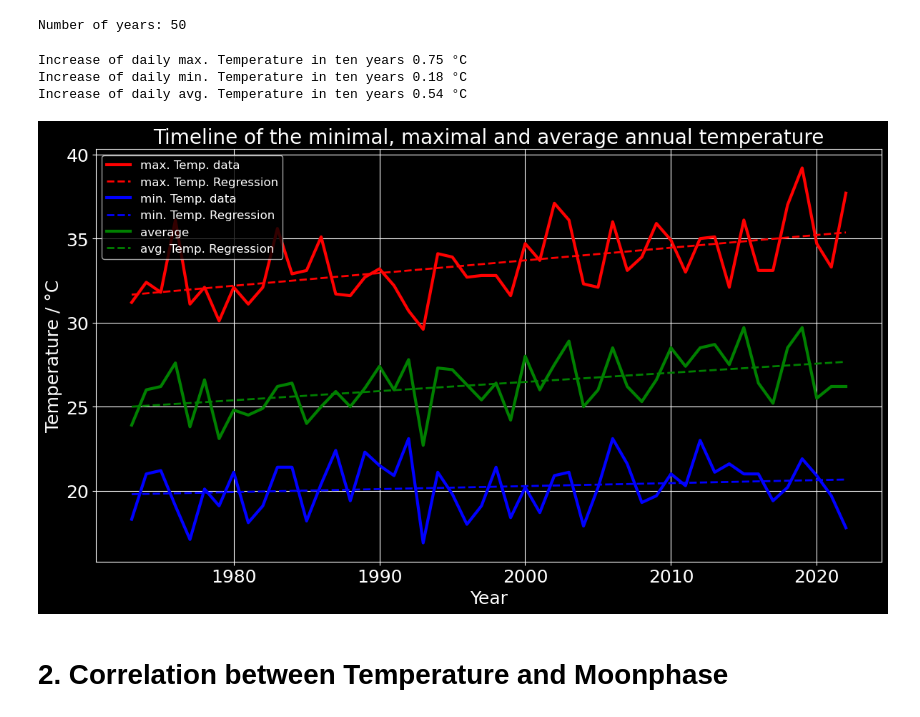
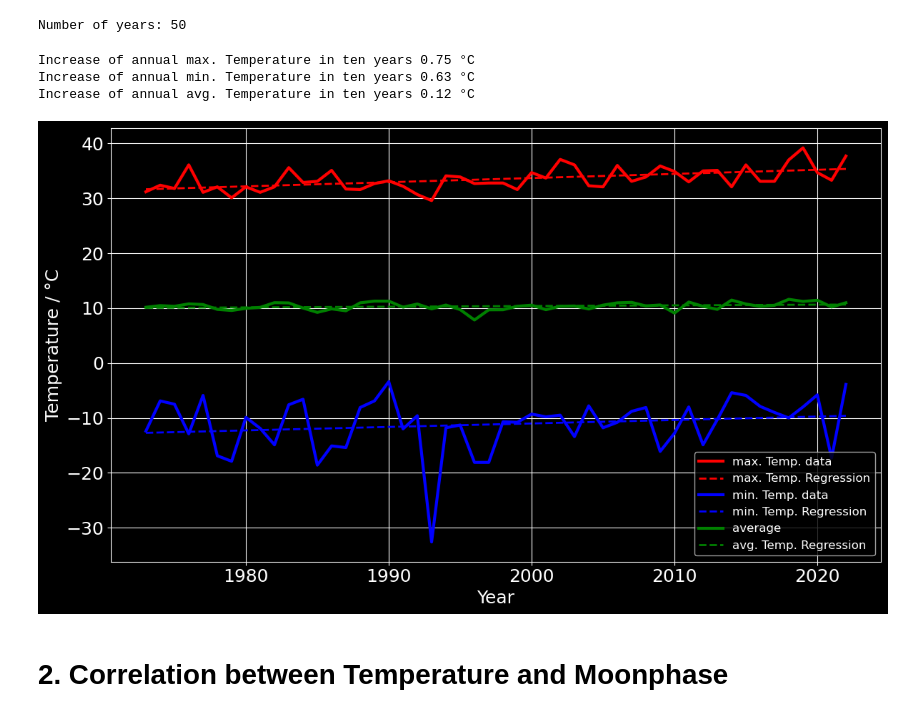
Before and after one commit to SamGTex/climate-analysis, a Jupyter notebook: analyse/Report_Dortmund_2022.ipynb, the cells around one changed output. Saved outputs shown, nothing was run; the diff lists cells and outputs as text; code cells hidden in the pictures.

Commit message:
fix a bug in the annual temp plot update plots

```diff
--- a/analyse/Report_Dortmund_2022.ipynb
+++ b/analyse/Report_Dortmund_2022.ipynb
@@ -183,9 +183,9 @@ min_temp_year = []
 avg_temp_year = []
 
 for year in range(start_year, end_year+1):
-    max_temp_year.append(df[(df.index>=str(year)) & (df.index<=str(year+1))]['tempmax'].max()) # get max temp of the year
-    min_temp_year.append(df[(df.index>=str(year)) & (df.index<=str(year+1))]['tempmin'].max()) # get max temp of the year
-    avg_temp_year.append(df[(df.index>=str(year)) & (df.index<=str(year+1))]['temp'].max()) # get max temp of the year
+    max_temp_year.append(df[(df.index>=str(year)) & (df.index<=str(year+1))]['tempmax'].max()) # get max. temp of the year
+    min_temp_year.append(df[(df.index>=str(year)) & (df.index<=str(year+1))]['tempmin'].min()) # get min. temp of the year
+    avg_temp_year.append(df[(df.index>=str(year)) & (df.index<=str(year+1))]['temp'].mean()) # get avg. temp of the year
 
 # number of years
 print(f'Number of years: {len(max_temp_year)}')
@@ -199,54 +199,54 @@ x = np.arange(start_year, end_year+1)
 # max. Temperature
 linear_max=np.polyfit(x,max_temp_year,1)
 linear_max_fn=np.poly1d(linear_max)
-print(f'Increase of daily max. Temperature in ten years {linear_max[0]*10:.2f} °C')
+print(f'Increase of annual max. Temperature in ten years {linear_max[0]*10:.2f} °C')
 
 # min. Temperature
 linear_min=np.polyfit(x,min_temp_year,1)
 linear_min_fn=np.poly1d(linear_min)
-print(f'Increase of daily min. Temperature in ten years {linear_min[0]*10:.2f} °C')
+print(f'Increase of annual min. Temperature in ten years {linear_min[0]*10:.2f} °C')
 
 # avg. Temperature
 linear_avg=np.polyfit(x,avg_temp_year,1)
 linear_avg_fn=np.poly1d(linear_avg)
-print(f'Increase of daily avg. Temperature in ten years {linear_avg[0]*10:.2f} °C')
+print(f'Increase of annual avg. Temperature in ten years {linear_avg[0]*10:.2f} °C')
 # %% [output]
-Increase of daily max. Temperature in ten years 0.75 °C
-Increase of daily min. Temperature in ten years 0.18 °C
-Increase of daily avg. Temperature in ten years 0.54 °C
+Increase of annual max. Temperature in ten years 0.75 °C
+Increase of annual min. Temperature in ten years 0.63 °C
+Increase of annual avg. Temperature in ten years 0.12 °C
 # %%
 # Timeline: annual temperature progress
 plt.figure(figsize=(12,7), dpi=100)
 
 # plot minimal annual temperature
 plt.plot(x, max_temp_year, color='red', linewidth=3, label='max. Temp. data')
 plt.plot(x,linear_max_fn(x), '--', color='red', linewidth=2, label='max. Temp. Regression')
 
 # plot maximal annual temperature
 plt.plot(x, min_temp_year, color='blue', linewidth=3, label='min. Temp. data')
 plt.plot(x,linear_min_fn(x), '--', color='blue', linewidth=2, label='min. Temp. Regression')
 
 # plot average annual temperature
 plt.plot(x, avg_temp_year, color='green', linewidth=3, label='average')
 plt.plot(x,linear_avg_fn(x), '--', color='green', linewidth=2, label='avg. Temp. Regression')
 
 # matplotlib config
 plt.grid()
 plt.xlabel('Year', fontsize=18)
 plt.ylabel('Temperature / °C', fontsize=18)
 plt.xticks(fontsize=18)
 plt.yticks(fontsize=18)
-plt.title(f'Timeline of the minimal, maximal and average annual temperature', fontsize=20)
+#plt.title(f'Timeline of the minimal, maximal and average annual temperature', fontsize=20)
 plt.legend(fontsize=12)
 plt.tight_layout()
 
 # save image as pdf and png
 plt.savefig(f'../figures/pdf/annual_temp_{start_year}-{end_year}.pdf')
 plt.savefig(f'../figures/png/annual_temp_{start_year}-{end_year}.png', dpi=300)
 # show image
 plt.show()
 # %% [output]
-[figure, old version]
+[figure, new version]
 # %% [markdown]
 # 2. Correlation between Temperature and Moonphase
 # %%
```
Also changed, not shown: parts of 1 cell of this notebook, 4 other files.
